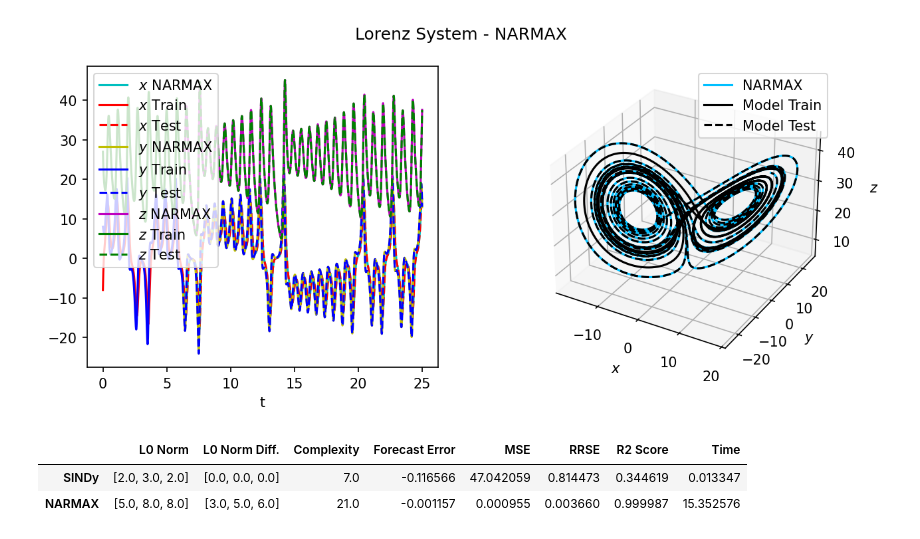
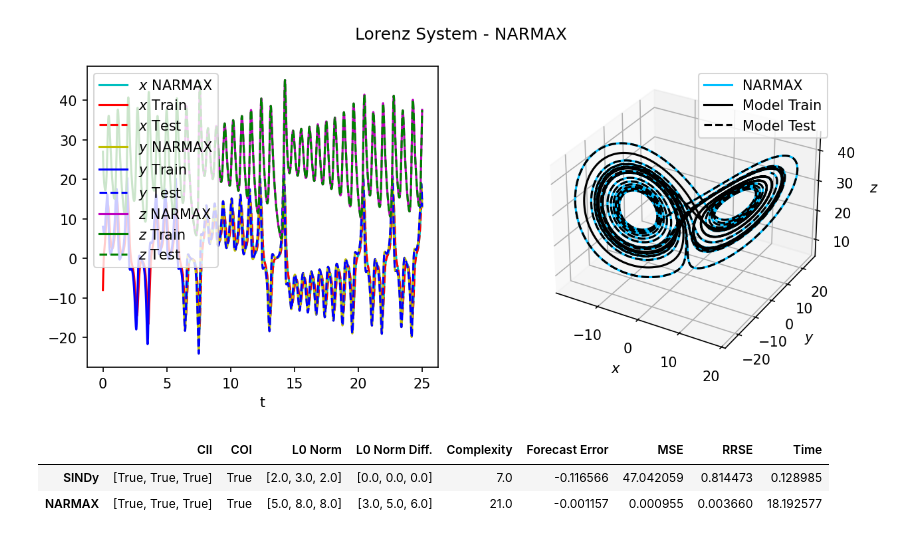
Before and after one commit to DavidContrerasFranco/Data-Driven-Dynamics-Understanding, a Jupyter notebook: Notebooks/ode_systems.ipynb, the cells around one changed output. Saved outputs shown, nothing was run; the diff lists cells and outputs as text; code cells hidden in the pictures.

```diff
--- a/Notebooks/ode_systems.ipynb
+++ b/Notebooks/ode_systems.ipynb
@@ -392,6 +395,8 @@ def lorenz(x, t):
     return [sigma * (x[1] - x[0]),
             x[0] * (rho - x[2]) - x[1],
             x[0] * x[1] - beta * x[2]]
+sol_terms = [['x', 'y'], ['x', 'x z', 'y'], ['x y', 'z']]
+
 
 t = np.arange(0, 25, 0.0005)
 x = odeint(lorenz, [-8, 8, 27], t)
@@ -424,8 +429,13 @@ sindy_model = ps.SINDy(
     feature_library=ps.PolynomialLibrary(degree=5),
     feature_names=['x', 'y', 'z']
 )
-# Fit and print resulting model
+# Fit model and get time taken
+tic = time.time()
 sindy_model.fit(x_train, t=t_train, quiet=True)
+toc = time.time()
+sindy_time = toc - tic
+
+# Print resulting model
 sindy_model.print()
 
 # Simulate SINDy on the test data
@@ -497,8 +507,8 @@ print(end='')
 [figure]
 # %%
 # Metrics DataFrame
-get_metrics_df(x_test, [2, 3, 2], sindy_model, narmax_model, sindy_sim, narmax_sim, sindy_time, narmax_time)
+get_metrics_df(x_test, sol_terms, sindy_model, narmax_model, sindy_sim, narmax_sim, sindy_time, narmax_time)
 # %% [output]
-|  | L0 Norm | L0 Norm Diff. | Complexity | Forecast Error | MSE | RRSE | R2 Score | Time |
-| SINDy | [2.0, 3.0, 2.0] | [0.0, 0.0, 0.0] | 7.0 | -0.116566 | 47.042059 | 0.814473 | 0.344619 | 0.013347 |
-| NARMAX | [5.0, 8.0, 8.0] | [3.0, 5.0, 6.0] | 21.0 | -0.001157 | 0.000955 | 0.003660 | 0.999987 | 15.352576 |
+|  | CII | COI | L0 Norm | L0 Norm Diff. | Complexity | Forecast Error | MSE | RRSE | Time |
+| SINDy | [True, True, True] | True | [2.0, 3.0, 2.0] | [0.0, 0.0, 0.0] | 7.0 | -0.116566 | 47.042059 | 0.814473 | 0.128985 |
+| NARMAX | [True, True, True] | True | [5.0, 8.0, 8.0] | [3.0, 5.0, 6.0] | 21.0 | -0.001157 | 0.000955 | 0.003660 | 18.192577 |
```
Also changed, not shown: parts of 7 cells of this notebook, 3 other files.
